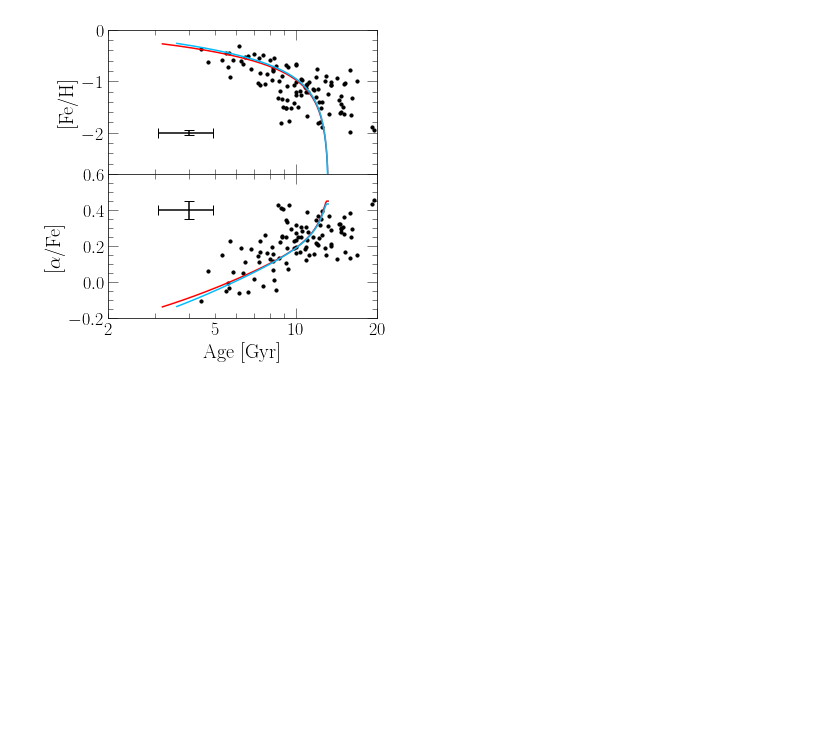
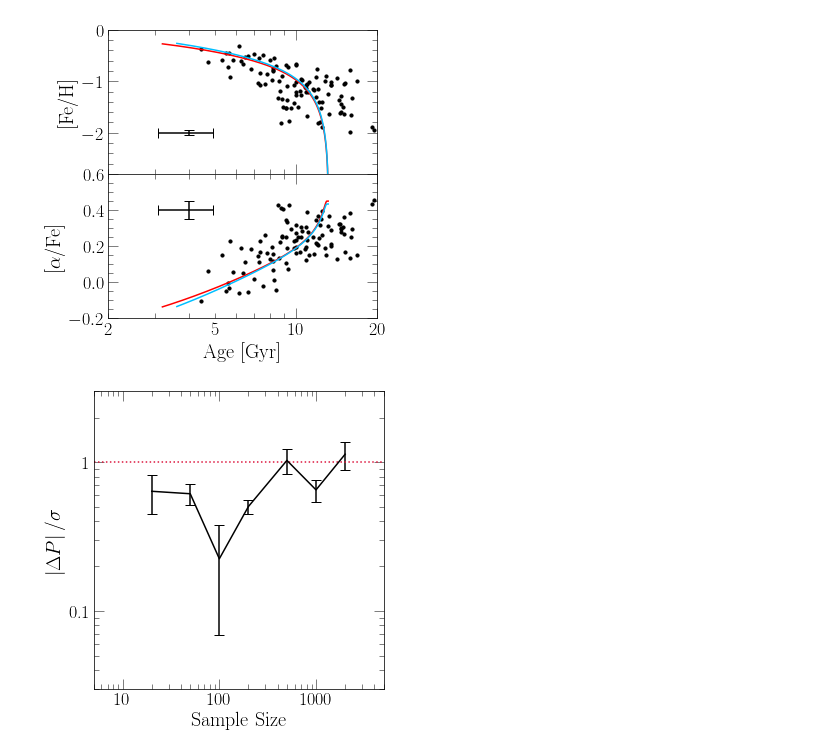
Before and after one commit to giganano/h3halo, a Jupyter notebook: notebooks/paperplots.ipynb, the cells around one changed output. Drawn from its saved outputs; the diff is of its cells as text; code cells hidden in the pictures; blank space fills up the shorter version.

```diff
--- a/notebooks/paperplots.ipynb
+++ b/notebooks/paperplots.ipynb
@@ -234,3 +234,96 @@ for ext in ["pdf", "jpeg"]:
 plt.show()
 # %% [output]
 [figure]
+# %%
+fig = plt.figure()
+ax = fig.add_subplot(111)
+ax.set_xscale("log")
+ax.set_yscale("log")
+ax.xaxis.set_major_formatter(fsf("%g"))
+ax.yaxis.set_major_formatter(fsf("%g"))
+ax.set_xlabel("Sample Size")
+ax.set_ylabel(r"$\left|\Delta P\right| / \sigma$")
+ax.set_xlim([5, 5000])
+ax.set_ylim([0.03, 3])
+
+true_values = [2, 10, 15, 10, 0.0008, 0.0011]
+# for each sample size, the re-derived value, +error, and -error, in that order
+rederived = {
+    20: [
+        [2.55, 0.75, 0.45],
+        [8.39, 1.11, 1.30],
+        [14.35, 5.56, 3.32],
+        [10.60, 1.65, 1.09],
+        [0.00079, 0.00012, 0.00019],
+        [0.00136, 0.00033, 0.00023]
+    ],
+    50: [
+        [2.13, 0.42, 0.36],
+        [10.39, 0.80, 0.76],
+        [13.75, 2.79, 2.38],
+        [11.25, 1.37, 1.76],
+        [0.00083, 0.00006, 0.00006],
+        [0.00095, 0.00014, 0.00014]
+    ],
+    100: [
+        [2.01, 0.21, 0.23],
+        [9.94, 0.69, 0.60],
+        [15.06, 2.11, 1.84],
+        [11.33, 1.14, 1.34],
+        [0.0008, 0.00004, 0.00003],
+        [0.00109, 0.00009, 0.00010]
+    ],
+    200: [
+        [2.09, 0.18, 0.15],
+        [10.17, 0.38, 0.40],
+        [14.55, 1.23, 1.23],
+        [10.75, 1.29, 0.92],
+        [0.00078, 0.00003, 0.00003],
+        [0.00112, 0.00006, 0.00006]
+    ],
+    500: [
+        [1.84, 0.11, 0.11],
+        [9.98, 0.30, 0.29],
+        [14.01, 0.86, 0.84],
+        [9.41, 0.63, 0.56],
+        [0.00083, 0.00002, 0.00002],
+        [0.00105, 0.00005, 0.00005]
+    ],
+    1000: [
+        [2.04, 0.08, 0.08],
+        [9.77, 0.19, 0.21],
+        [14.72, 0.51, 0.52],
+        [9.88, 0.34, 0.32],
+        [0.00081, 0.00002, 0.00002],
+        [0.00113, 0.00004, 0.00003]
+    ],
+    2000: [
+        [1.99, 0.06, 0.06],
+        [10.26, 0.15, 0.13],
+        [15.73, 0.37, 0.39],
+        [10.24, 0.26, 0.30],
+        [0.00081, 0.00001, 0.00001],
+        [0.00108, 0.00002, 0.00002]
+    ]
+}
+
+yvals = []
+errors = []
+for samplesize in rederived.keys():
+    bestfits = rederived[samplesize]
+    deltas = len(true_values) * [0.]
+    for i in range(len(deltas)):
+        deltas[i] = abs(bestfits[i][0] - true_values[i])
+        sigma = (bestfits[i][1] + bestfits[i][2]) / 2
+        deltas[i] /= sigma
+    yvals.append(np.mean(deltas))
+    errors.append(np.std(deltas) / np.sqrt(len(deltas)))
+
+xvals = list(rederived.keys())
+ax.errorbar(xvals, yvals, yerr = errors, c = named_colors()["black"])
+ax.axhline(1, c = named_colors()["crimson"], linestyle = ':')
+
+plt.tight_layout()
+plt.show()
+# %% [output]
+[figure, added]
```
Also changed, not shown: 21 other files.
